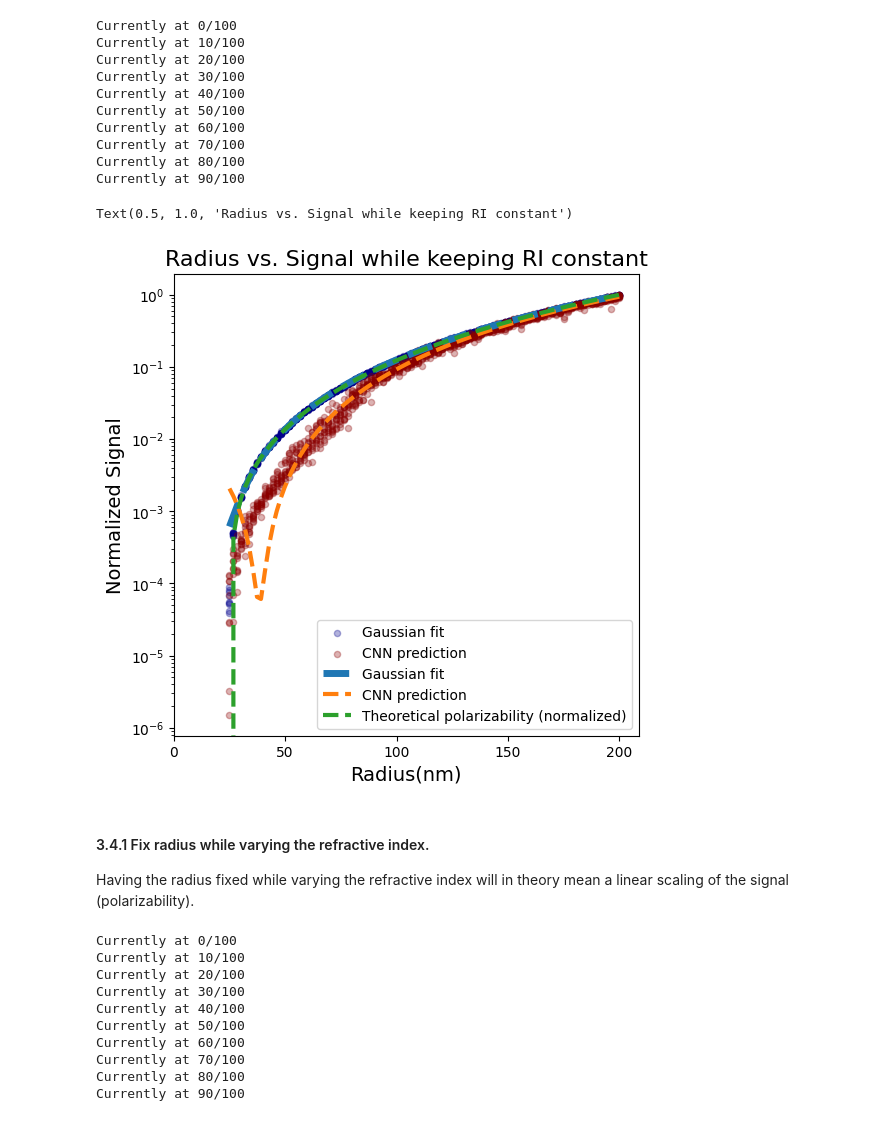
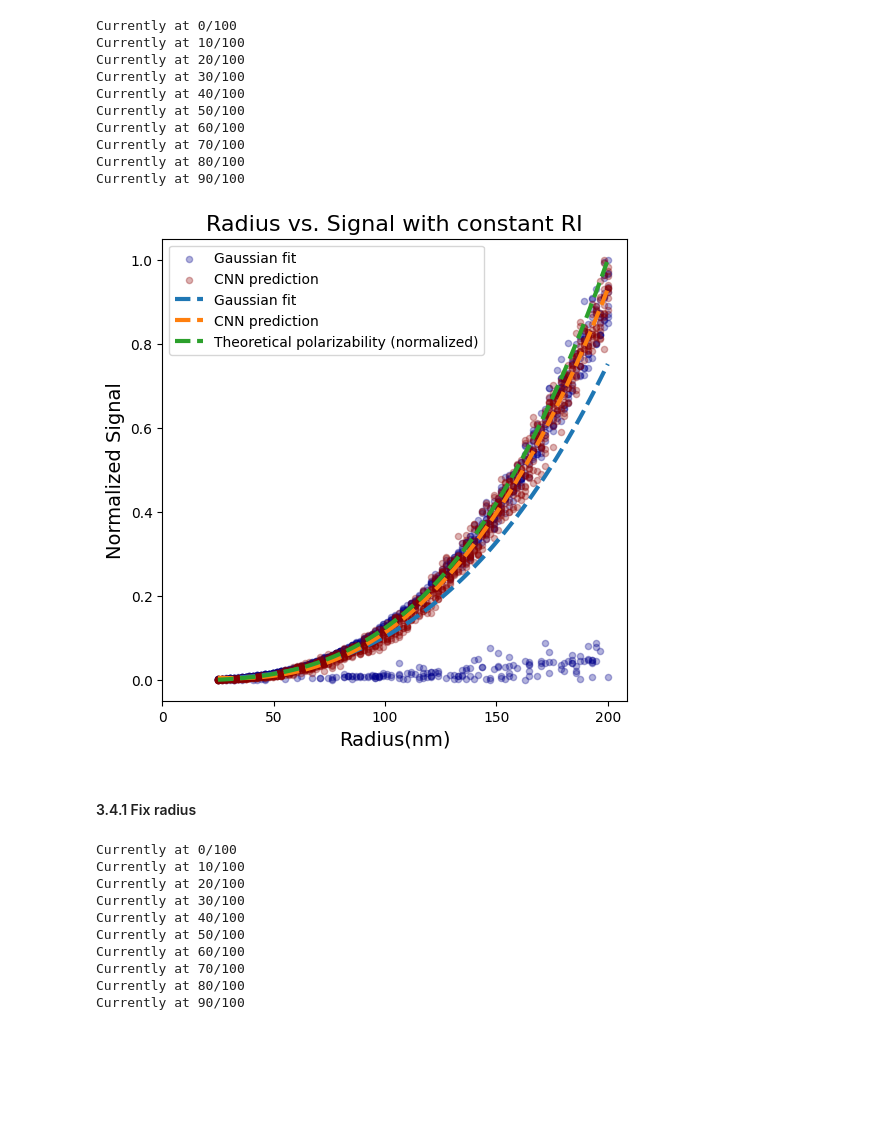
Before and after one commit to softmatterlab/OpticalCharacterizationNanoparticles, a Jupyter notebook: example_analysis/Brightfield_analysis.ipynb, the cells around one changed output. Saved outputs shown, nothing was run; the diff lists cells and outputs as text; code cells hidden in the pictures; blank space fills up the shorter version.

```diff
--- a/example_analysis/Brightfield_analysis.ipynb
+++ b/example_analysis/Brightfield_analysis.ipynb
@@ -568,7 +612,7 @@ def gaussian_fit_and_sum(input_data):
 # %%
 signal_sum_gauss = np.array([gaussian_fit_and_sum(roi[...,1]) for roi in rois])
 # %%
-def get_polarizability(radius, refractive_index):
+def get_polarizability_rr(radius, refractive_index):
     """Calculate the polarizability of a particle."""
     return np.array(4/3 * np.pi * radius**3 * (refractive_index - 1.33))
 # %%
@@ -671,7 +716,7 @@ complex_to_float = dt.Lambda(func)
 # %% [markdown]
 We now define how these objects combine. Note that the noise is added inside the optics. This means that it will have the same PSF as the sample, which is what is observed.
 # %%
-noisy_dataset = optics(particle >> noise) >> complex_to_float
+noisy_dataset = optics(particle >> noise) >> dt.Gaussian(sigma=0.002) >> dt.Gaussian(sigma=0.002j) >> complex_to_float #>> addgrad
 clean_dataset = optics(particle) >> complex_to_float
 
 dataset = noisy_dataset & clean_dataset
@@ -709,13 +754,13 @@ xxx
 # %%
 conv = dl.ConvolutionalNeuralNetwork(
     in_channels = 2,
-    hidden_channels=[32, 64, 128],
+    hidden_channels=[16, 32],
     out_channels = 64,
     pool = dl.torch.nn.MaxPool2d(kernel_size=2),
     out_activation=dl.torch.nn.ReLU
     )
 
-mlp = dl.MultiLayerPerceptron(None, [64, 32], 1)
+mlp = dl.MultiLayerPerceptron(None, [32, 32], 1)
 
 net = dl.Sequential(
     conv,
@@ -932,50 +966,48 @@ signal_sum_cnn_fix_ri = (signal_sum_cnn_fix_ri - signal_sum_cnn_fix_ri.min()) /
 # %%
 rii = np.concatenate([np.repeat(x, 10) for x in np.linspace(*RADIUS_RANGE, 100)])*1e9
 # %%
-theoretical_pol = get_polarizability(rii*1e-9, FIX_RI)
+theoretical_pol = get_polarizability_rr(rii*1e-9, FIX_RI)
 
 #Normalize the polarizabilities
 theoretical_pol = (theoretical_pol - theoretical_pol.min()) / (theoretical_pol.max() - theoretical_pol.min())
 # %%
 #X-axis for radius and signal on y-axis
 plt.figure(figsize=(6, 6))
 plt.scatter(rii, signal_sum_gauss_fix_ri, color="darkblue", alpha=0.3, s=20, label="Gaussian fit")
 plt.scatter(rii, signal_sum_cnn_fix_ri, color="darkred", alpha=0.3, s=20, label="CNN prediction")
 #plt.scatter(rii, theoretical_pol, color="darkgreen", alpha=0.3, s=20, label="Theoretical polarizability")
 
 x_axis = np.linspace(25, 200, 100)
 #Polynomial line for gauss
-coefficients = np.polyfit(rii, signal_sum_gauss_fix_ri, 5)
+coefficients = np.polyfit(rii, signal_sum_gauss_fix_ri, 3)
 polynomial = np.poly1d(coefficients)
 y_axis = polynomial(x_axis)
-plt.semilogy(x_axis, y_axis, linestyle="--", linewidth=5, label="Gaussian fit")
+plt.plot(x_axis, y_axis, linestyle="--", linewidth=3, label="Gaussian fit")
 
 #Polynomial line for CNN
-coefficients = np.polyfit(rii, signal_sum_cnn_fix_ri, 5)
+coefficients = np.polyfit(rii, signal_sum_cnn_fix_ri, 3)
 polynomial = np.poly1d(coefficients)
 y_axis = polynomial(x_axis)
-plt.semilogy(x_axis, y_axis, linestyle="--", linewidth=3, label="CNN prediction")
+plt.plot(x_axis, y_axis, linestyle="--", linewidth=3, label="CNN prediction")
 
 #Polynomial line for theoretical
-coefficients = np.polyfit(rii, theoretical_pol, 5)
+coefficients = np.polyfit(rii, theoretical_pol, 3)
 polynomial = np.poly1d(coefficients)
 y_axis = polynomial(x_axis)
-plt.semilogy(x_axis, y_axis, linestyle="--", linewidth=3, label="Theoretical polarizability (normalized)")
+plt.plot(x_axis, y_axis, linestyle="--", linewidth=3, label="Theoretical polarizability (normalized)")
 
 #set xticks
 plt.xticks([0, 50, 100, 150, 200], labels=[f"{x:.0f}" for x in [0, 50, 100, 150, 200]])
 
 plt.xlabel("Radius(nm)", fontsize=14)
 plt.ylabel("Normalized Signal", fontsize=14)
 plt.legend()
-plt.title("Radius vs. Signal while keeping RI constant", fontsize=16)
+plt.title("Radius vs. Signal with constant RI", fontsize=16)
+plt.savefig("radius_signal_constant_ri.png", dpi=300, bbox_inches='tight', pad_inches=0.1)
 # %% [output]
-Text(0.5, 1.0, 'Radius vs. Signal while keeping RI constant')
-[figure, old version]
+[figure, new version]
 # %% [markdown]
-#### 3.4.1 Fix radius while varying the refractive index.
-
-Having the radius fixed while varying the refractive index will in theory mean a linear scaling of the signal (polarizability).
+#### 3.4.1 Fix radius
 # %%
 RI_RANGE = (1.37, 1.6)
 FIX_RADIUS = 150e-9
```
Also changed, not shown: parts of 55 cells of this notebook, 10 other files.
